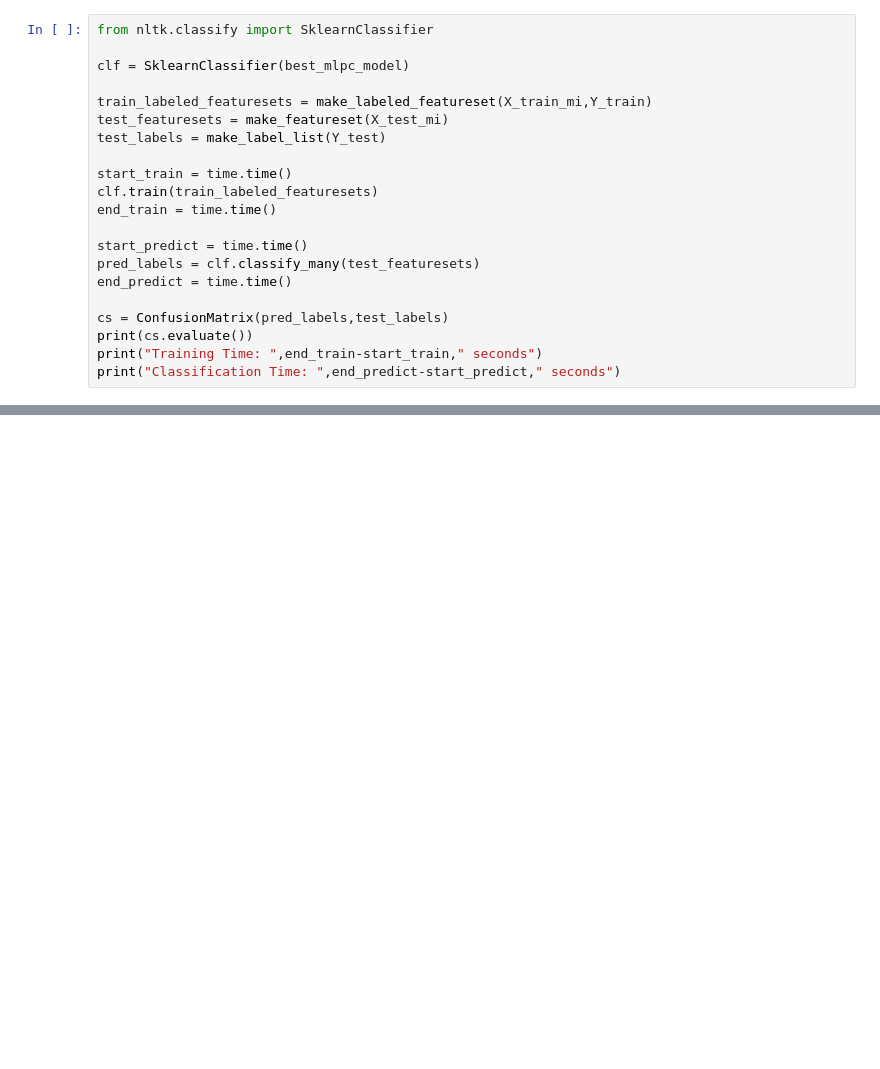
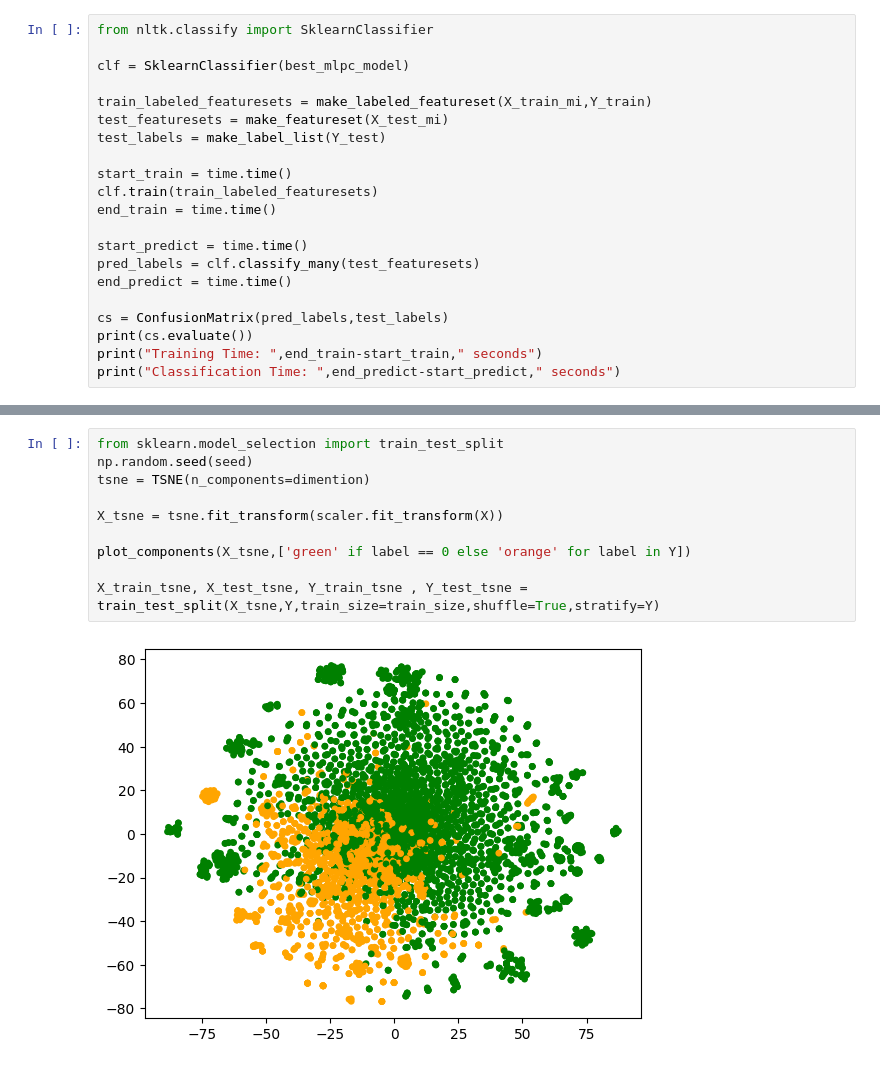
Before and after one commit to Lukirby/Spam-Detector-NLP, a Jupyter notebook: spam_detector.ipynb, the cells around one changed output, grey strips where cells are left out. Cells and saved outputs as stored; diff of their text form; blank space fills up the shorter version.

```diff
--- a/spam_detector.ipynb
+++ b/spam_detector.ipynb
@@ -492,0 +557,12 @@ print("Classification Time: ",end_predict-start_predict," seconds")
+# %%
+from sklearn.model_selection import train_test_split
+np.random.seed(seed)
+tsne = TSNE(n_components=dimention)
+
+X_tsne = tsne.fit_transform(scaler.fit_transform(X))
+
+plot_components(X_tsne,['green' if label == 0 else 'orange' for label in Y])
+
+X_train_tsne, X_test_tsne, Y_train_tsne , Y_test_tsne = train_test_split(X_tsne,Y,train_size=train_size,shuffle=True,stratify=Y)
+# %% [output]
+[figure, added]
```
Also changed, not shown: parts of 15 cells of this notebook.
